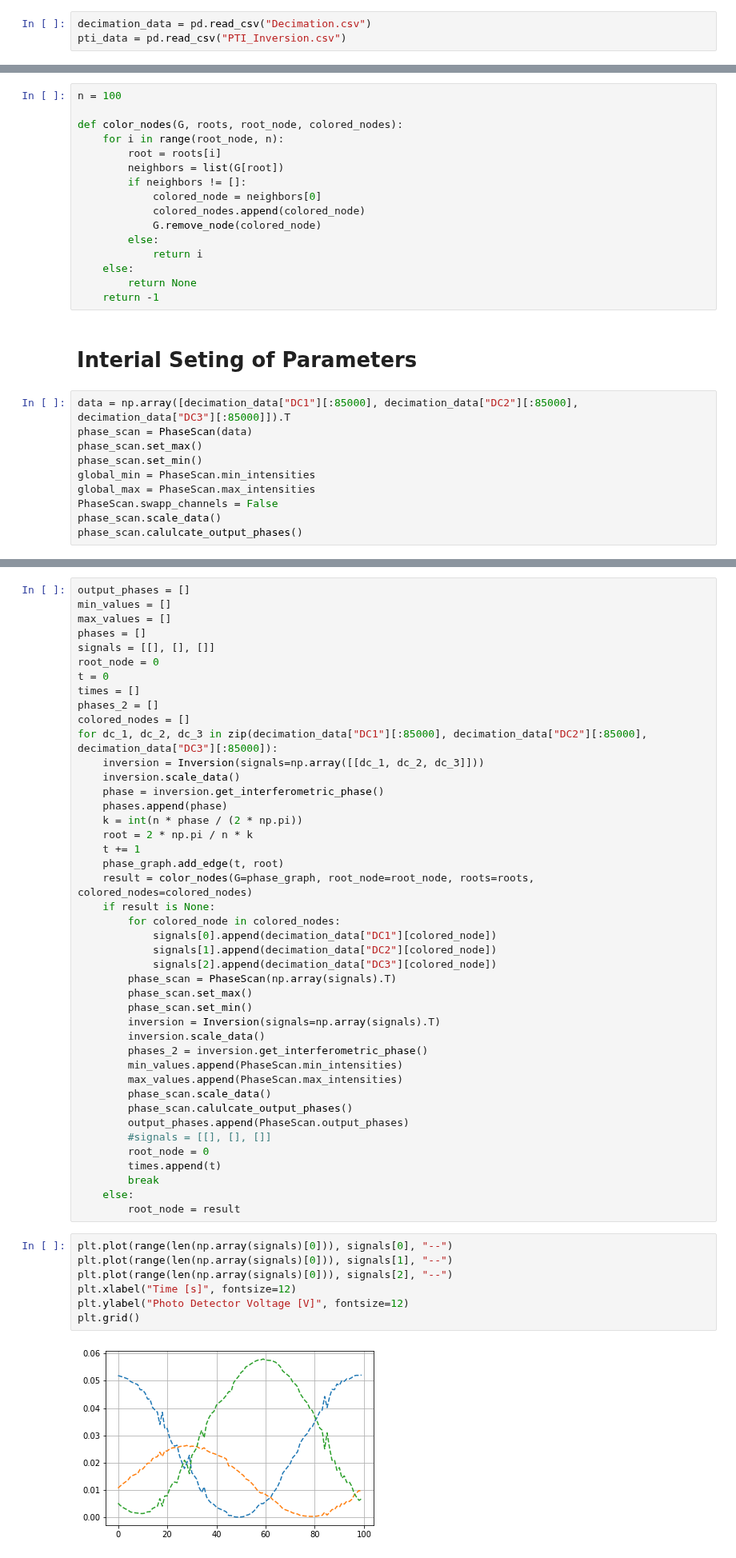
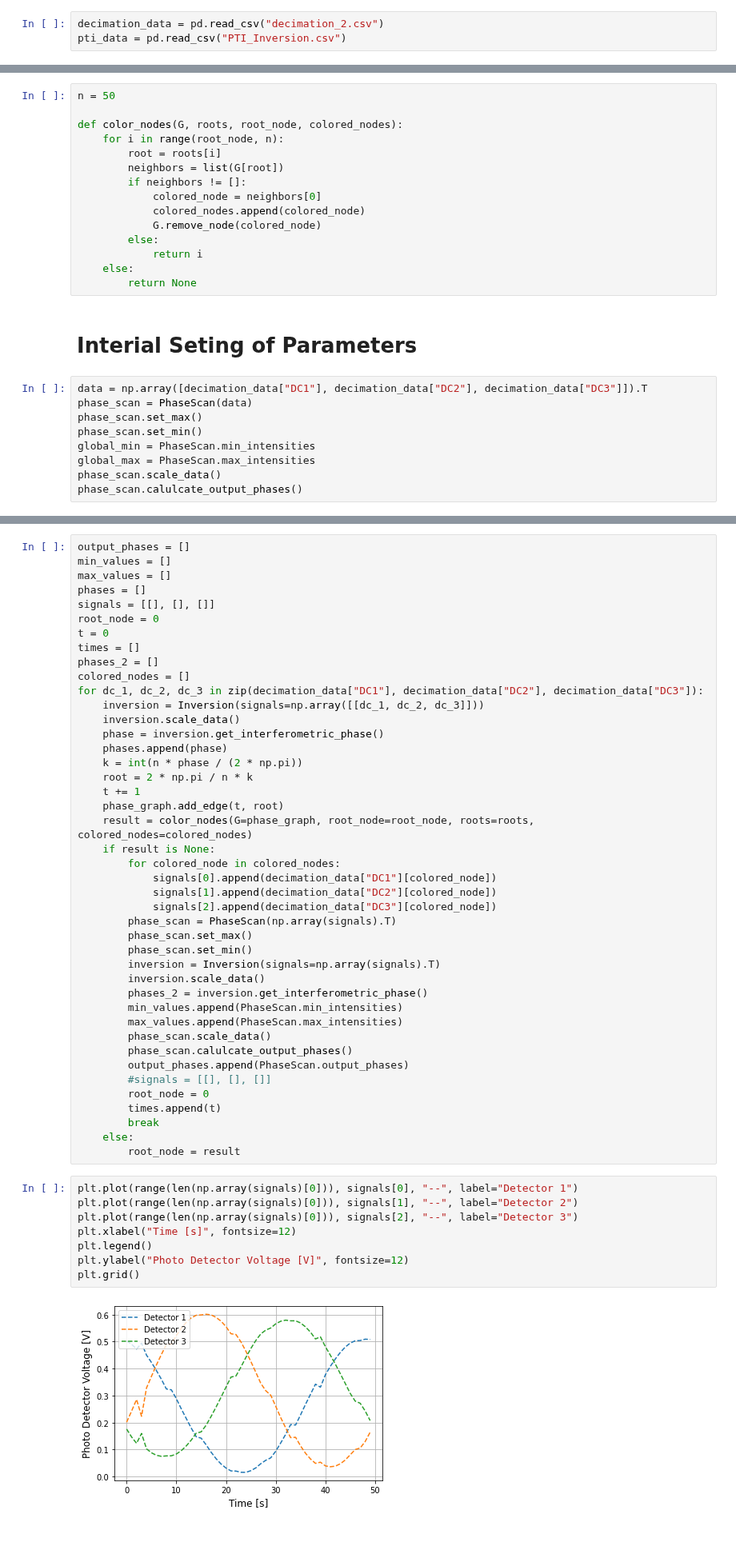
Before and after one commit to bilaljo/MiniPTI, a Jupyter notebook: notebooks/pti.ipynb, the cells around one changed output, grey strips where cells are left out. Shown at 80% size. Saved outputs shown, nothing was run; the diff lists cells and outputs as text; blank space fills up the shorter version.

```diff
--- a/notebooks/pti.ipynb
+++ b/notebooks/pti.ipynb
@@ -6,7 +6,7 @@ from matplotlib import pyplot as plt
 from phase_scan import PhaseScan
 from inversion import Inversion
 # %%
-decimation_data = pd.read_csv("Decimation.csv")
+decimation_data = pd.read_csv("decimation_2.csv")
 pti_data = pd.read_csv("PTI_Inversion.csv")
 # %% [markdown]
 # DC Values
@@ -148,7 +148,7 @@ nx.draw_shell(G, with_labels=True, node_size=800, width=2)
 The figure shows that the model works: every node is ordered to it's best-fit value. Every node $v_i$ of $a_i$ represents the root of a tree now. Hence we have a forest. Output phases can be calculated if the output degree of every node $v_i$ is at least 1.
 If a node has an output degree > 1 we can color its node. If every tree has a colored node we can calculate with them the output phases and remove these nodes. At this moment the process repeats.
 # %%
-n = 100
+n = 50
 
 def color_nodes(G, roots, root_node, colored_nodes):
     for i in range(root_node, n):
@@ -162,17 +162,15 @@ def color_nodes(G, roots, root_node, colored_nodes):
             return i
     else:
         return None
-    return -1
 # %% [markdown]
 # Interial Seting of Parameters
 # %%
-data = np.array([decimation_data["DC1"][:85000], decimation_data["DC2"][:85000], decimation_data["DC3"][:85000]]).T
+data = np.array([decimation_data["DC1"], decimation_data["DC2"], decimation_data["DC3"]]).T
 phase_scan = PhaseScan(data)
 phase_scan.set_max()
 phase_scan.set_min()
 global_min = PhaseScan.min_intensities
 global_max = PhaseScan.max_intensities
-PhaseScan.swapp_channels = False
 phase_scan.scale_data()
 phase_scan.calulcate_output_phases()
 # %%
@@ -192,7 +190,7 @@ t = 0
 times = []
 phases_2 = []
 colored_nodes = []
-for dc_1, dc_2, dc_3 in zip(decimation_data["DC1"][:85000], decimation_data["DC2"][:85000], decimation_data["DC3"][:85000]):
+for dc_1, dc_2, dc_3 in zip(decimation_data["DC1"], decimation_data["DC2"], decimation_data["DC3"]):
     inversion = Inversion(signals=np.array([[dc_1, dc_2, dc_3]]))
     inversion.scale_data()
     phase = inversion.get_interferometric_phase()
@@ -225,11 +223,12 @@ for dc_1, dc_2, dc_3 in zip(decimation_data["DC1"][:85000], decimation_data["DC2
     else:
         root_node = result
 # %%
-plt.plot(range(len(np.array(signals)[0])), signals[0], "--")
-plt.plot(range(len(np.array(signals)[0])), signals[1], "--")
-plt.plot(range(len(np.array(signals)[0])), signals[2], "--")
+plt.plot(range(len(np.array(signals)[0])), signals[0], "--", label="Detector 1")
+plt.plot(range(len(np.array(signals)[0])), signals[1], "--", label="Detector 2")
+plt.plot(range(len(np.array(signals)[0])), signals[2], "--", label="Detector 3")
 plt.xlabel("Time [s]", fontsize=12)
+plt.legend()
 plt.ylabel("Photo Detector Voltage [V]", fontsize=12)
 plt.grid()
 # %% [output]
-[figure, old version]
+[figure, new version]
```
Also changed, not shown: parts of 9 cells of this notebook, 1 other file.
